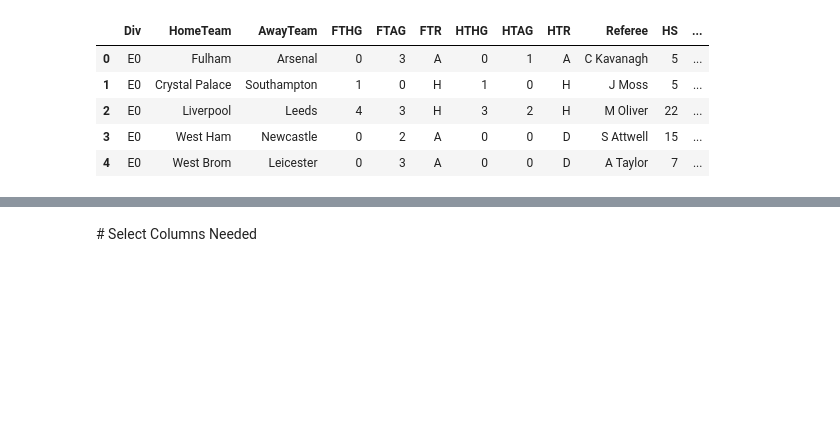
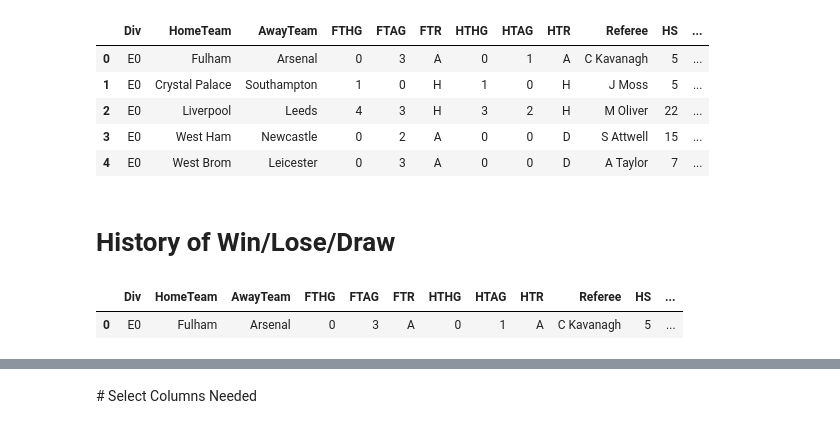
Before and after one commit to venti-sei/Bet26, a Jupyter notebook: random_forest_classification_2.ipynb, the cells around one changed output, grey strips where cells are left out. Saved outputs shown, nothing was run; the diff lists cells and outputs as text; code cells hidden in the pictures; blank space fills up the shorter version.

```diff
--- a/random_forest_classification_2.ipynb
+++ b/random_forest_classification_2.ipynb
@@ -50,3 +50,10 @@ display(df.head())
 | 2 | E0 | Liverpool | Leeds | 4 | 3 | H | 3 | 2 | H | M Oliver | 22 | ... |
 | 3 | E0 | West Ham | Newcastle | 0 | 2 | A | 0 | 0 | D | S Attwell | 15 | ... |
 | 4 | E0 | West Brom | Leicester | 0 | 3 | A | 0 | 0 | D | A Taylor | 7 | ... |
+# %% [markdown]
+# History of Win/Lose/Draw
+# %%
+df.head(1)
+# %% [output]
+|  | Div | HomeTeam | AwayTeam | FTHG | FTAG | FTR | HTHG | HTAG | HTR | Referee | HS | ... |
+| 0 | E0 | Fulham | Arsenal | 0 | 3 | A | 0 | 1 | A | C Kavanagh | 5 | ... |
```
Also changed, not shown: parts of 7 cells of this notebook.
